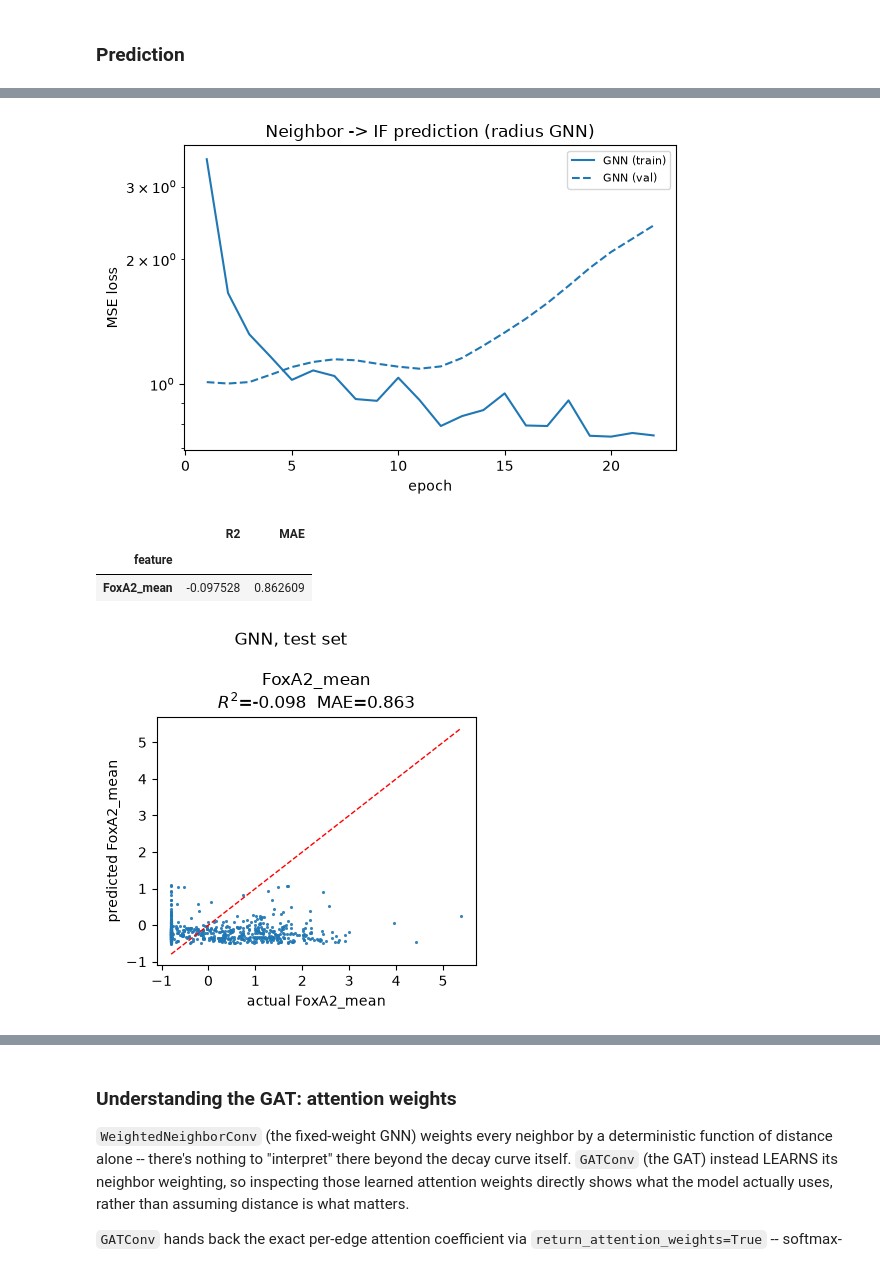
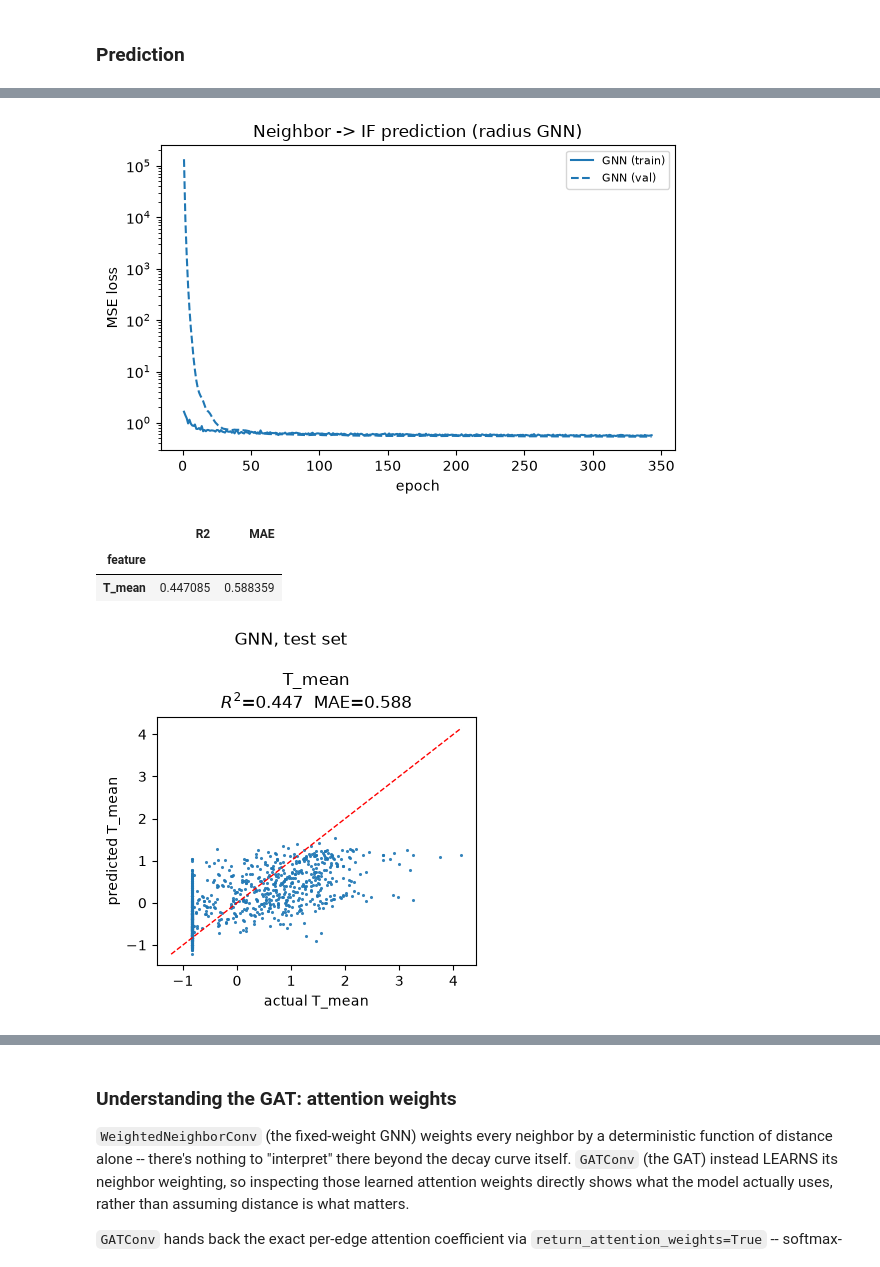
Before and after one commit to alw399/OptoBMP, a Jupyter notebook: notebooks/sender_predict.ipynb, the cells around one changed output, grey strips where cells are left out. Cells and saved outputs as stored; diff of their text form; code cells hidden in the pictures.

```diff
--- a/notebooks/sender_predict.ipynb
+++ b/notebooks/sender_predict.ipynb
@@ -16,12 +16,15 @@ sys.path.append('../src')
 %load_ext autoreload
 %autoreload 2
 # %%
-img_name = '20260717T120225_pA_Activin_D4_48hr_W0001'
-# img_name = '20260717T120225_pA_Activin_D4_48hr_W0013'
-channel_names = ['Sox17', 'Activin', 'FoxA2', 'Hoechst']
+# img_name = '20260717T120225_pA_Activin_D4_48hr_W0001'
+# img_name = '20260717T120225_pA_Activin_D4_48hr_W0027'
+# channel_names = ['Sox17', 'Activin', 'FoxA2', 'Hoechst']
 
 # img_name = '20260521T171725_pA-BMP4_G3_44hr_induction_W0001'
-# channel_names = ['T', 'BMP4', 'CDX2', 'Hoechst']
+img_name = '20260521T171725_pA-BMP4_G3_44hr_induction_W0027'
+channel_names = ['T', 'BMP4', 'CDX2', 'Hoechst']
+
+if_cols = [c+'_mean' for c in channel_names if c != 'Hoechst']
 
 cell_df = pd.read_parquet(f'../data/stitched/{img_name}_features.parquet')
 print(cell_df.shape)
@@ -53,10 +40,9 @@ clipped_df.head(3)
 # %%
-cell_df = pd.read_parquet(f'../data/stitched/{img_name}_features.parquet')
-
-# yif='T'
-# predict_type = f'xBMP4_y{yif}'
-yif='FoxA2'
-predict_type = f'xActivin_y{yif}'
+yif='T'
+# yif='CDX2'
+predict_type = f'xBMP4_y{yif}'
+# yif='Sox17'
+# predict_type = f'xActivin_y{yif}'
 fig_dir = f'../results/figures/{img_name}/{predict_type}'
 os.makedirs(fig_dir, exist_ok=True)
 # %%
@@ -69,6 +55,6 @@ print(out.shape, label_mask.shape, cell_mask.shape)
 # %%
-GLOBAL_X_COLS = ['Activin_mean']
-NEIGHBOR_X_COLS = ['Activin_mean']
+GLOBAL_X_COLS = ['BMP4_mean']
+NEIGHBOR_X_COLS = ['BMP4_mean']
 SEED = 0
 SCALING = 'log1p_standard'  # 'log1p_standard' | 'arcsinh' | 'robust' -- see models.gnn.ColumnScaler;
 Y_COLS = [f'{yif}_mean']
@@ -190,13 +228,14 @@ from tools.morphology import split_indices, indices_to_mask, r2_table, plot_pred
 from models.gnn import build_prediction_data, train_neighbor_predictor, NeighborIFPredictor, predict_df as gnn_predict_df, border_mask, save_model
 from models.gat import NeighborIFPredictorGAT
 
-PRED_RADIUS = 200  # px -- create a graph (every pair within radius is connected), NOT k-NN
+PRED_RADIUS = 100  # px -- create a graph (every pair within radius is connected), NOT k-NN
 DENSITY_RADIUS = 50 # compute number of cells within this radius as feature
-NUM_LAYERS = 7
-NORMALIZE_WEIGHTS = True
+NUM_LAYERS = 4
+NORMALIZE_DATA = False
 HIDDEN_DIM = 128
 LR = 1e-4
-NUM_HEADS = 4
+NUM_HEADS = 2
+DISTANCE_INIT = True
 
 N = len(cell_df)
 centroids = cell_df[['centroid_y', 'centroid_x']].to_numpy(dtype=np.float32)
@@ -206,7 +245,7 @@ cell_df['local_density'] = local_density(centroids, radius=DENSITY_RADIUS)  # sa
 # of their disk was never imaged, not empty -- so exclude them from ever being a
 # train/val/test TARGET. They're NOT removed from the data: they stay in the graph and
 # still act as a neighbor for cells further from the edge, just never trained on/evaluated.
-is_border = border_mask(centroids, out.shape[1:], PRED_RADIUS)
+is_border = border_mask(centroids, cell_mask.shape, PRED_RADIUS)
 valid_target_idx = np.where(~is_border)[0]
 print(f'{is_border.sum()} / {N} cells within {PRED_RADIUS}px of the border -- excluded as targets')
 
@@ -222,7 +261,7 @@ pred_data = build_prediction_data(
     y_cols=Y_COLS,
     no_background_cols=['local_density'],
     no_transform_cols=['local_density'],
-    normalize_weights=NORMALIZE_WEIGHTS,
+    normalize_data=NORMALIZE_DATA,
 )
 print('neighbor_x_cols (seen only via neighbors):', pred_data['neighbor_x_cols'])
 print('global_x_cols (seen directly, incl. self):', pred_data['global_x_cols'])
@@ -298,39 +337,40 @@ GNN_KWARGS = dict(
     global_in_channels=len(pred_data['global_x_cols']),
     num_outputs=len(pred_data['y_cols']),
     num_layers=NUM_LAYERS,
-    hidden_channels=HIDDEN_DIM
+    hidden_channels=HIDDEN_DIM,
+    normalize_data=NORMALIZE_DATA
 )
 
 torch.manual_seed(SEED)
 gnn_model = NeighborIFPredictor(**GNN_KWARGS)
 gnn_history = train_neighbor_predictor(
     gnn_model, pred_data, train_mask, val_mask, desc='GNN',
     epochs=500, lr=LR
 )
 fig_gnn_loss = plot_loss_curves({'GNN': gnn_history}, title='Neighbor -> IF prediction (radius GNN)')
 plt.show()
 
 # Original units (default) -- predict_df now returns (pred_df, true_df) together, both
 # in the same units, same y_scaler=None toggle as models.cnn.predict_patch_df.
 gnn_pred_test, gnn_true_test = gnn_predict_df(gnn_model, pred_data, test_mask, cell_df.index,  y_scaler=None)
 gnn_r2 = r2_table(gnn_true_test, gnn_pred_test)
 display(gnn_r2)
 fig_gnn_pred = plot_pred_vs_actual(gnn_true_test, gnn_pred_test, title='GNN, test set')
 plt.show()
 
 fig_gnn_loss.savefig(f'{fig_dir}/gnn_loss_curve.png', dpi=300, bbox_inches='tight')
 fig_gnn_pred.savefig(f'{fig_dir}/gnn_r2.png', dpi=300, bbox_inches='tight')
 
 save_model(
     f'../results/models/{img_name}_{predict_type}_gnn.pt', gnn_model, GNN_KWARGS, pred_data, radius=PRED_RADIUS,
-    density_radius=DENSITY_RADIUS, normalize_weights=NORMALIZE_WEIGHTS,
+    density_radius=DENSITY_RADIUS, normalize_data=NORMALIZE_DATA,
 )
 # %% [output]
-[figure, old version]
+[figure, new version]
 |  | R2 | MAE |
 | feature |  |  |
-| FoxA2_mean | -0.097528 | 0.862609 |
+| T_mean | 0.447085 | 0.588359 |
-[figure, old version]
+[figure, new version]
 # %%
 GAT_KWARGS = dict(
     neighbor_in_channels=len(pred_data['neighbor_x_cols']),
```
Also changed, not shown: parts of 15 cells of this notebook, 8 other files.
